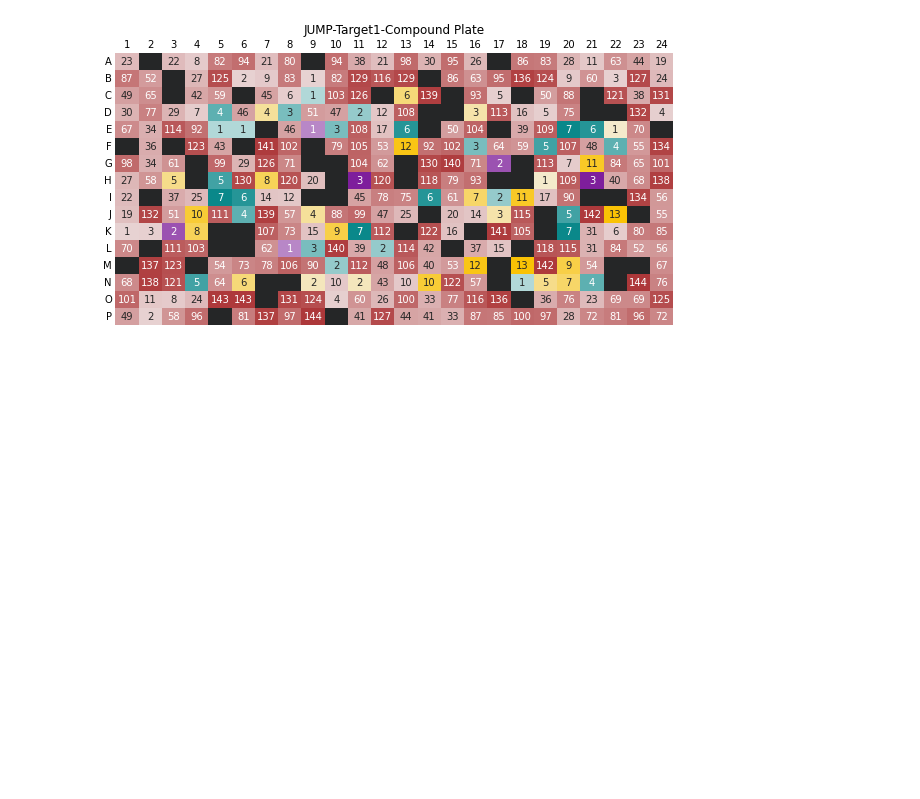
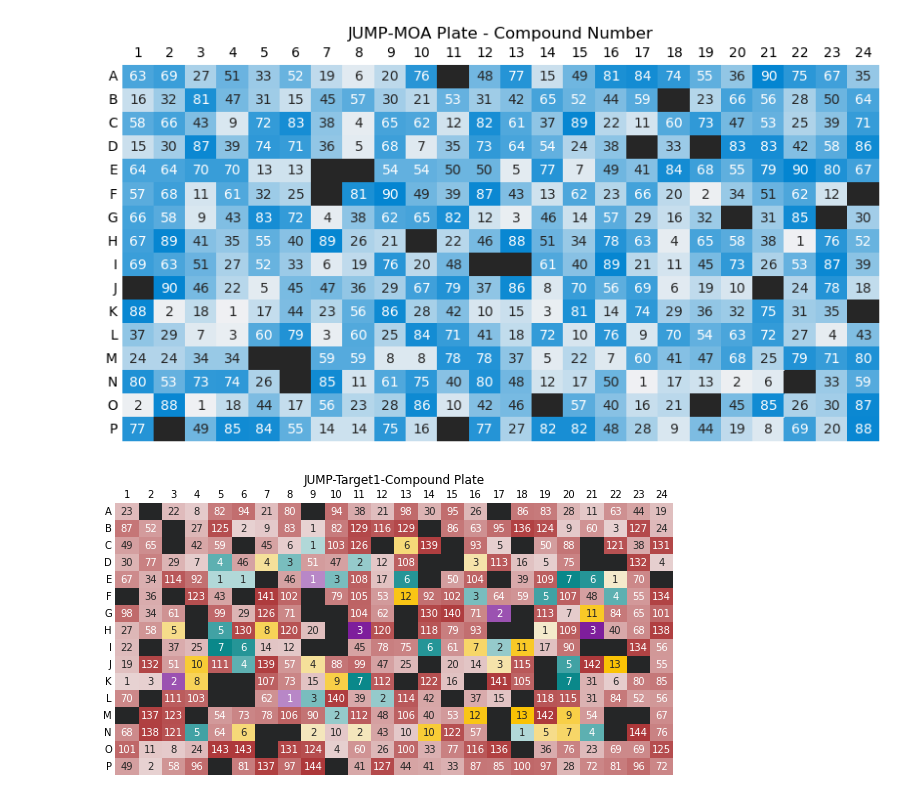
Before and after one commit to carpenter-singh-lab/2023_Cimini_NatureProtocols, a Jupyter notebook: notebooks/MakePrettyPlatemap.ipynb, the cells around one changed output. Saved outputs shown, nothing was run; the diff lists cells and outputs as text; code cells hidden in the pictures; blank space fills up the shorter version.

```diff
--- a/notebooks/MakePrettyPlatemap.ipynb
+++ b/notebooks/MakePrettyPlatemap.ipynb
@@ -53,3 +53,48 @@ plt.savefig('../figures/JUMP-MOA.png',dpi=300)
+# %%
+df = pandas.read_csv('../profiles-pilots/metadata/JUMP-MOA_compound_platemap_with_metadata.csv')
+df = df.fillna('null')
+moa_column = numpy.array(df['broad_sample'])
+
+moa_plate = moa_column.reshape([16,24])
+
+moas = list(numpy.unique(moa_plate))
+moas.sort()
+moas.remove('null')
+moas = ['null']+moas
+for eachmoa in range(len(moas)):
+    moa_plate = numpy.where(moa_plate == moas[eachmoa],eachmoa,moa_plate)
+moa_plate = moa_plate.astype('uint8')
+
+Rows = list(string.ascii_uppercase)[:16]
+plate_df_dict = {}
+for eachcol in range(24):
+    plate_df_dict[eachcol+1] = moa_plate[:,eachcol]
+plate_df_dict['Rows']=Rows
+
+plate_df = pandas.DataFrame(plate_df_dict)
+plate_df = plate_df.set_index('Rows')
+
+moa_with_DMSO = numpy.where(moa_plate == 0,'',moa_plate.astype('str'))
+
+# thanks to https://stackoverflow.com/questions/31051488/combining-two-matplotlib-colormaps
+cmap0 = sns.dark_palette("black",input='xkcd',as_cmap=True)
+colors0 = cmap0(numpy.linspace(0., 1, 1))
+cmap1 = sns.light_palette("cerulean",input='xkcd',as_cmap=True)
+colors1 = cmap1(numpy.linspace(0., 1, 255))
+colors = numpy.vstack((colors0, colors1))
+cmap = mcolors.LinearSegmentedColormap.from_list('cmap', colors)
+
+fig, ax = plt.subplots(figsize=(10, 5))
+g = sns.heatmap(plate_df,cmap=cmap,cbar=False,ax=ax,annot=moa_with_DMSO,fmt='')
+g.set_yticklabels(g.get_yticklabels(), rotation=0, horizontalalignment='right')
+g.set_ylabel('')
+ax.xaxis.tick_top()
+ax.xaxis.set_label_position('top')
+ax.tick_params(length=0)
+ax.set_title('JUMP-MOA Plate - Compound Number')
+plt.savefig('../figures/JUMP-MOA_Replicates.png',dpi=300)
+# %% [output]
+[figure, added]
 # %%
 target_1_genes = pandas.read_csv('../profiles-cp-jump1/metadata/moa/cpjump1_compound_metadata.tsv',delimiter='\t')
 target_1_platemap = pandas.read_csv('../profiles-cp-jump1/metadata/platemaps/2020_11_04_CPJUMP1/platemap/C-7210-01-CMP-013.txt',delimiter='\t')
```
Also changed, not shown: parts of 1 cell of this notebook, 2 other files.
